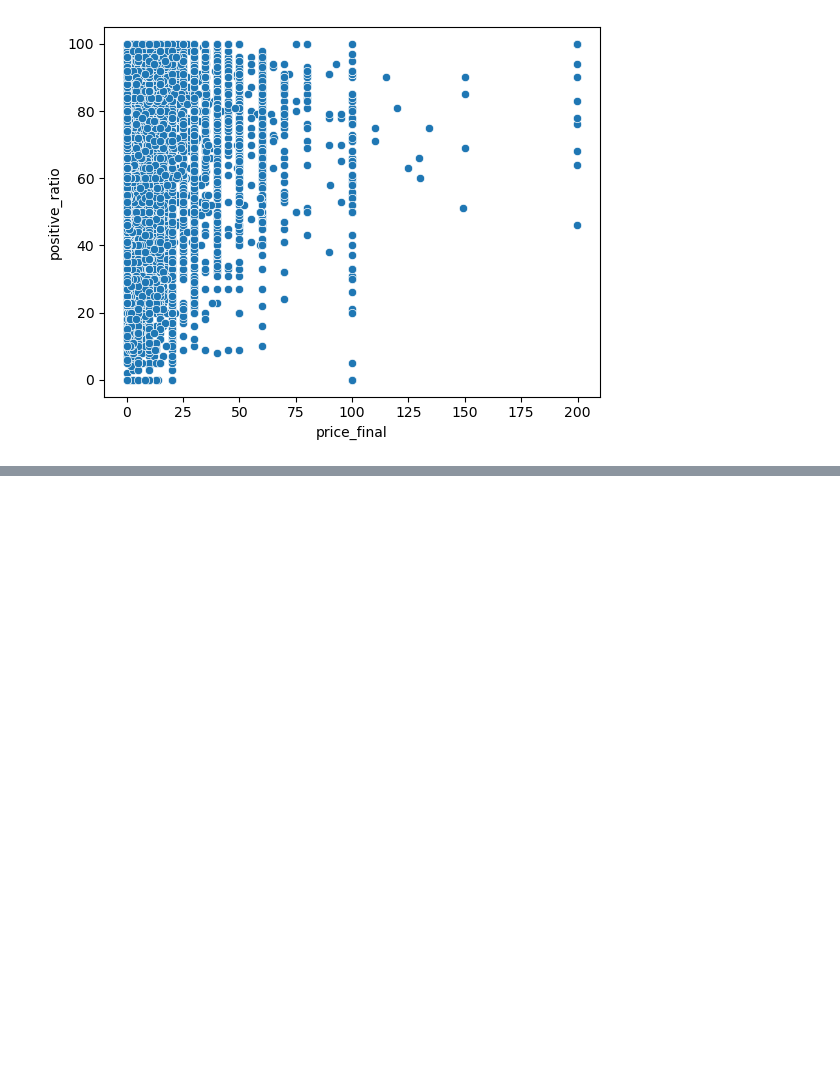
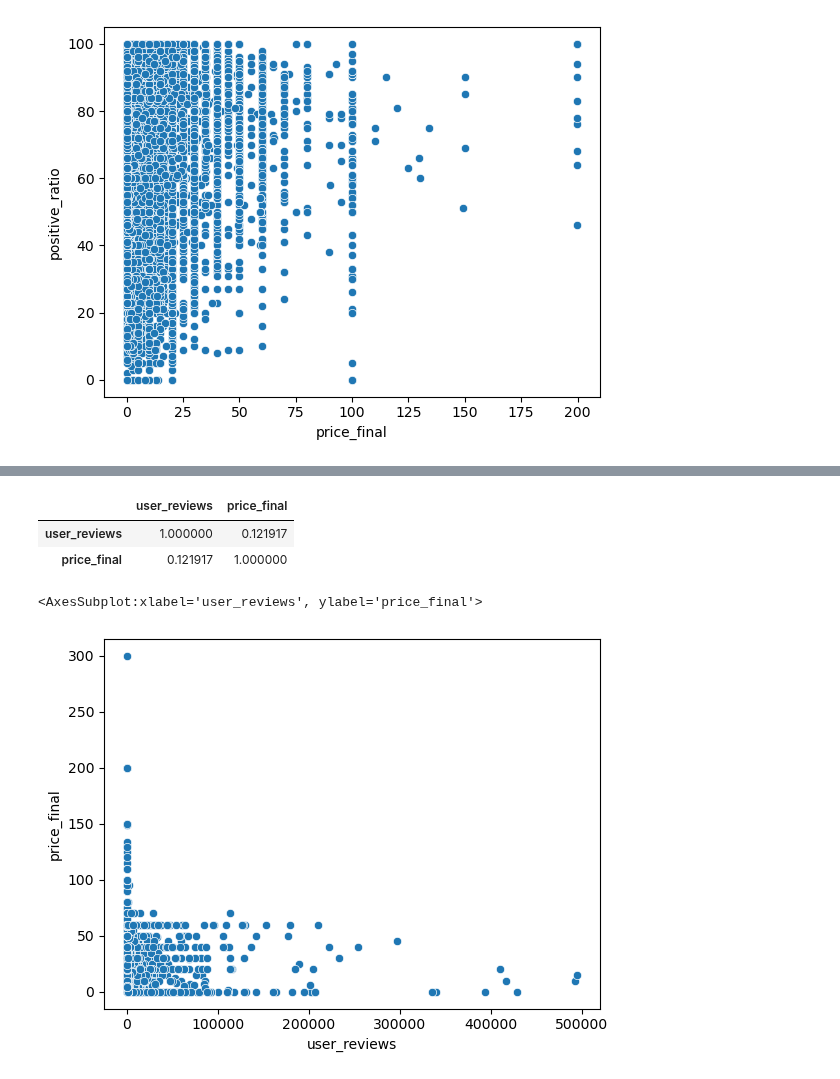
Before and after one commit to Google-Stein/CCIC-Artificial-Intelligence, a Jupyter notebook: Semester 1/Steam/Exit Ticket.ipynb, the cells around one changed output, grey strips where cells are left out. Cells and saved outputs as stored; diff of their text form; code cells hidden in the pictures; blank space fills up the shorter version.

```diff
--- a/Semester 1/Steam/Exit Ticket.ipynb
+++ b/Semester 1/Steam/Exit Ticket.ipynb
@@ -72,0 +72,11 @@ calc_corr(data, 'positive_ratio', 'discount', 10)
+# %%
+calc_corr(data, 'user_reviews', 'price_final', 10)
+# %% [output]
+|  | user_reviews | price_final |
+| user_reviews | 1.000000 | 0.121917 |
+| price_final | 0.121917 | 1.000000 |
+# %%
+sns.scatterplot(data=data, x='user_reviews', y='price_final')
+# %% [output]
+<AxesSubplot:xlabel='user_reviews', ylabel='price_final'>
+[figure, added]
```
Also changed, not shown: parts of 2 cells of this notebook, 3 other files.
